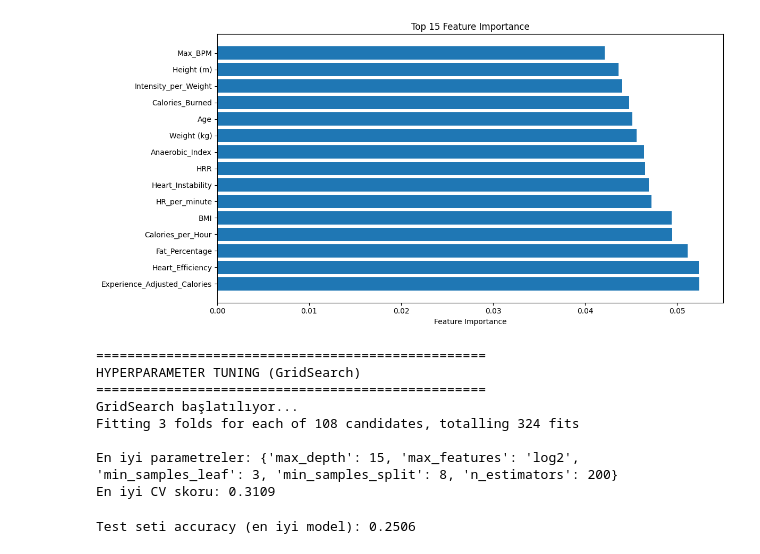
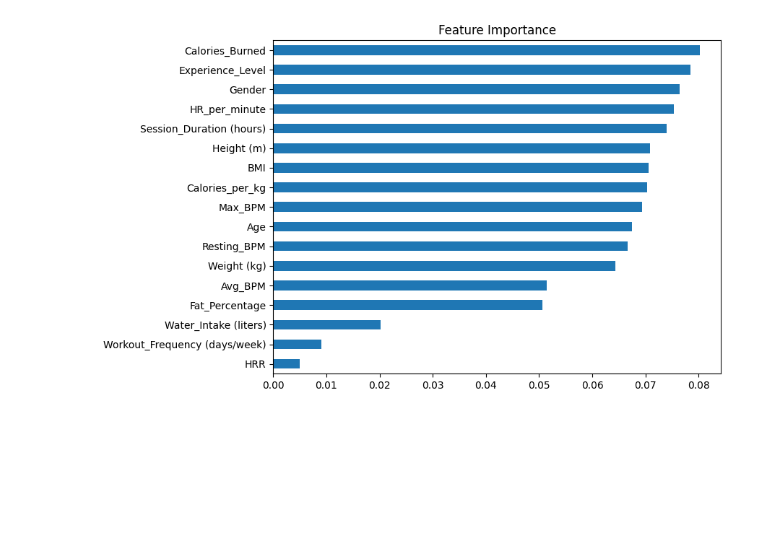
Before and after one commit to onurercen/workout_prediction_app, a Jupyter notebook: random_forest_workout_type.ipynb, the cells around one changed output. Cells and saved outputs as stored; diff of their text form; code cells hidden in the pictures; blank space fills up the shorter version.

```diff
--- a/random_forest_workout_type.ipynb
+++ b/random_forest_workout_type.ipynb
@@ -137,0 +70,16 @@ weighted avg       0.25      0.25      0.25       399
+# %%
+# BASELINE MODEL (string-safe)
+
+# Eğer X_train içinde kategorik (object) kolon varsa encode et
+if X_train.select_dtypes(include="object").shape[1] > 0:
+    X_train = pd.get_dummies(X_train, drop_first=True)
+    X_test = pd.get_dummies(X_test, drop_first=True)
+
+    # Train ve test kolonlarını hizala
+    X_train, X_test = X_train.align(X_test, join="left", axis=1, fill_value=0)
+
+rf_baseline = RandomForestClassifier(random_state=42)
+rf_baseline.fit(X_train, y_train)
+
+y_pred_base = rf_baseline.predict(X_test)
+print("Baseline Accuracy:", accuracy_score(y_test, y_pred_base))
@@ -183,55 +145,9 @@ plt.show()
-# %%
-# Feature Importance Grafiği
-plt.figure(figsize=(12, 6))
-plt.barh(range(min(15, len(indices))), importances[indices[:15]])
-plt.yticks(range(min(15, len(indices))), [feat_list[i] for i in indices[:15]])
-plt.xlabel("Feature Importance")
-plt.title("Top 15 Feature Importance")
-plt.tight_layout()
-plt.show()
-# %% [output]
-[figure, removed]
-# %%
-# Hyperparameter tuning için GridSearch (opsiyonel - uzun sürebilir)
-print("\n" + "="*50)
-print("HYPERPARAMETER TUNING (GridSearch)")
-print("="*50)
-
-param_grid = {
-    'n_estimators': [200, 300],
-    'max_depth': [12, 15, 18],
-    'min_samples_split': [8, 10, 12],
-    'min_samples_leaf': [3, 4, 5],
-    'max_features': ['sqrt', 'log2']
-}
-
-grid_search = GridSearchCV(
-    RandomForestClassifier(random_state=42, class_weight='balanced', n_jobs=-1),
-    param_grid,
-    cv=3,
-    scoring='accuracy',
-    n_jobs=-1,
-    verbose=1
-)
-
-print("GridSearch başlatılıyor...")
-grid_search.fit(X_train_res, y_train_res)
-
-print(f"\nEn iyi parametreler: {grid_search.best_params_}")
-print(f"En iyi CV skoru: {grid_search.best_score_:.4f}")
-# %% [output]
-==================================================
-HYPERPARAMETER TUNING (GridSearch)
-==================================================
-GridSearch başlatılıyor...
-Fitting 3 folds for each of 108 candidates, totalling 324 fits
-
-En iyi parametreler: {'max_depth': 15, 'max_features': 'log2', 'min_samples_leaf': 3, 'min_samples_split': 8, 'n_estimators': 200}
-En iyi CV skoru: 0.3109
-# %%
-# En iyi modelle tahmin
-best_rf = grid_search.best_estimator_
-y_pred_best = best_rf.predict(X_test_scaled)
-print(f"Test seti accuracy (en iyi model): {accuracy_score(y_test, y_pred_best):.4f}")
-# %% [output]
-Test seti accuracy (en iyi model): 0.2506
+# %%
+#FEATURE IMPORTANCE
+importances = best_model.feature_importances_
+feat_imp = pd.Series(importances, index=X.columns)
+feat_imp.sort_values().plot(kind="barh", figsize=(8,6))
+plt.title("Feature Importance")
+plt.show()
+# %% [output]
+[figure, added]
```
Also changed, not shown: parts of 24 cells of this notebook, 1 other file.
